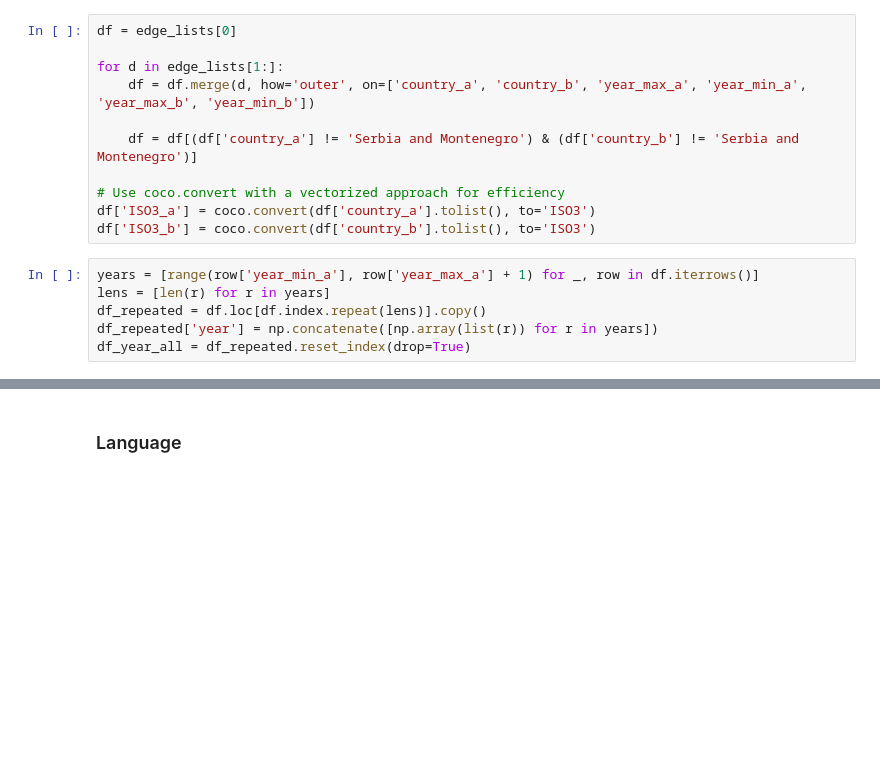
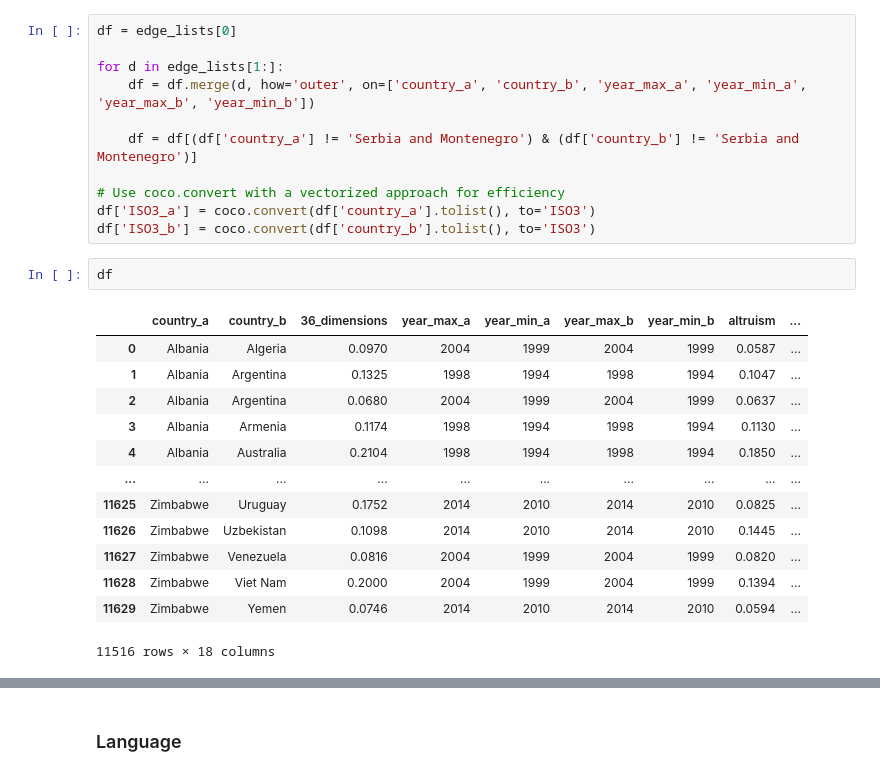
Before and after one commit to samrauh/dlss-project, a Jupyter notebook: data_collection/culture/culture_network.ipynb, the cells around one changed output, grey strips where cells are left out. Saved outputs shown, nothing was run; the diff lists cells and outputs as text; blank space fills up the shorter version.

```diff
--- a/data_collection/culture/culture_network.ipynb
+++ b/data_collection/culture/culture_network.ipynb
@@ -79,9 +95,19 @@ for d in edge_lists[1:]:
 # Use coco.convert with a vectorized approach for efficiency
 df['ISO3_a'] = coco.convert(df['country_a'].tolist(), to='ISO3')
 df['ISO3_b'] = coco.convert(df['country_b'].tolist(), to='ISO3')
-# %%
-years = [range(row['year_min_a'], row['year_max_a'] + 1) for _, row in df.iterrows()]
-lens = [len(r) for r in years]
-df_repeated = df.loc[df.index.repeat(lens)].copy()
-df_repeated['year'] = np.concatenate([np.array(list(r)) for r in years])
-df_year_all = df_repeated.reset_index(drop=True)
+# %%
+df
+# %% [output]
+|  | country_a | country_b | 36_dimensions | year_max_a | year_min_a | year_max_b | year_min_b | altruism | ... |
+| 0 | Albania | Algeria | 0.0970 | 2004 | 1999 | 2004 | 1999 | 0.0587 | ... |
+| 1 | Albania | Argentina | 0.1325 | 1998 | 1994 | 1998 | 1994 | 0.1047 | ... |
+| 2 | Albania | Argentina | 0.0680 | 2004 | 1999 | 2004 | 1999 | 0.0637 | ... |
+| 3 | Albania | Armenia | 0.1174 | 1998 | 1994 | 1998 | 1994 | 0.1130 | ... |
+| 4 | Albania | Australia | 0.2104 | 1998 | 1994 | 1998 | 1994 | 0.1850 | ... |
+| ... | ... | ... | ... | ... | ... | ... | ... | ... | ... |
+| 11625 | Zimbabwe | Uruguay | 0.1752 | 2014 | 2010 | 2014 | 2010 | 0.0825 | ... |
+| 11626 | Zimbabwe | Uzbekistan | 0.1098 | 2014 | 2010 | 2014 | 2010 | 0.1445 | ... |
+| 11627 | Zimbabwe | Venezuela | 0.0816 | 2004 | 1999 | 2004 | 1999 | 0.0820 | ... |
+| 11628 | Zimbabwe | Viet Nam | 0.2000 | 2004 | 1999 | 2004 | 1999 | 0.1394 | ... |
+| 11629 | Zimbabwe | Yemen | 0.0746 | 2014 | 2010 | 2014 | 2010 | 0.0594 | ... |
+11516 rows × 18 columns
```
Also changed, not shown: parts of 3 cells of this notebook, 2 other files.
